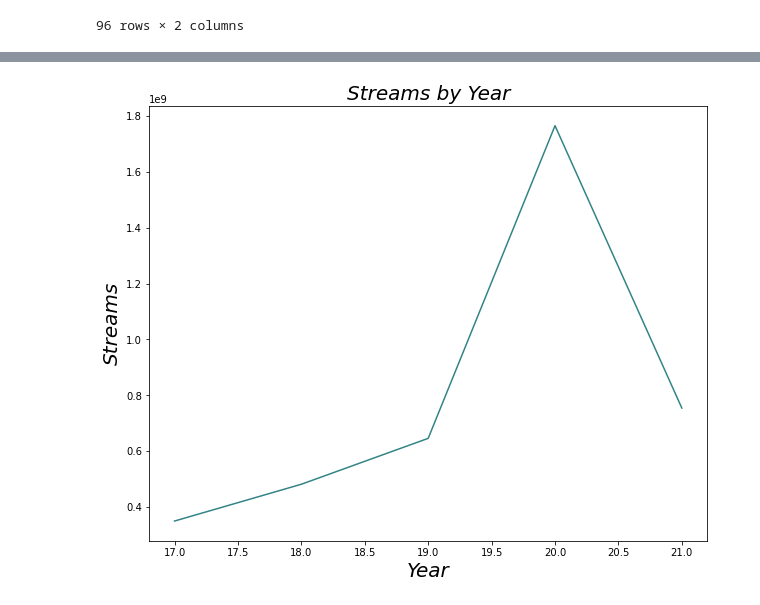
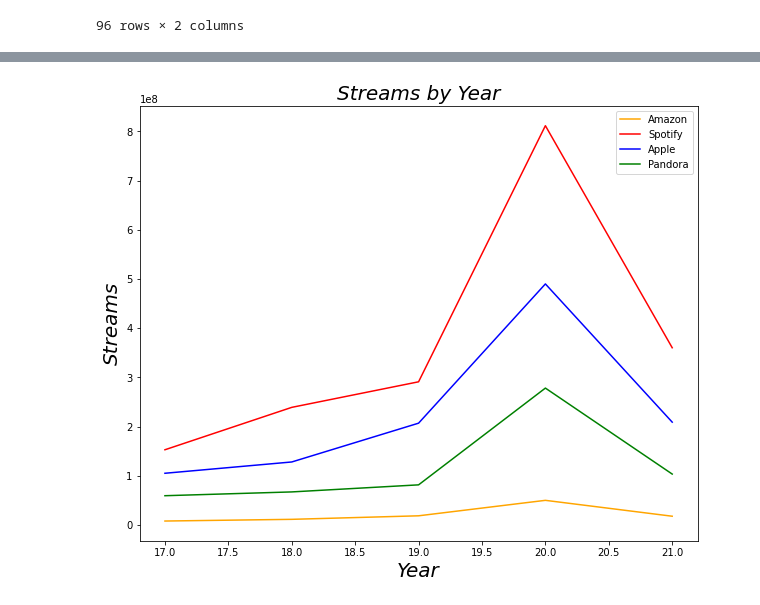
Before and after one commit to NSS-Data-Analytics-Cohort-6/mlc-project-count-dracula, a Jupyter notebook: notebooks/nathan.ipynb, the cells around one changed output, grey strips where cells are left out. Cells and saved outputs as stored; diff of their text form; code cells hidden in the pictures.

Commit message:
updated line chart

```diff
--- a/notebooks/nathan.ipynb
+++ b/notebooks/nathan.ipynb
@@ -120,6 +120,7 @@ plt.show()
 # %% [output]
 [figure]
 # %%
-year_streams = music_df.groupby(['Year'], as_index=False).agg({'Streams':'sum'})
+year_streams = music_df.groupby(['Year', 'Platform'], as_index=False,).agg({'Streams':'sum'})
+
 print(year_streams.head())
 # %% [output]
@@ -147,4 +148,7 @@ year_streams
 96 rows × 2 columns
 # %%
 Year = year_streams[year_streams['Year'].isin([17.0, 18.0, 19.0, 21.0, 20.0])]
-Year.sort_values(by='Streams', ascending=False)
+Amazon = Year[Year['Platform'].isin(['Amazon'])]
+Spotify = Year[Year['Platform'].isin(['Spotify'])]
+Apple = Year[Year['Platform'].isin(['Apple'])]
+Pandora = Year[Year['Platform'].isin(['Pandora'])]
@@ -177,9 +164,13 @@ year_streams.sort_values(
 # %%
 plt.subplots(figsize=(10,8))
-plt.plot(Year.Year, Year.Streams, color="#328385")
+plt.plot(Amazon.Year, Amazon.Streams, color="Orange")
+plt.plot(Spotify.Year, Spotify.Streams, color="Red")
+plt.plot(Apple.Year, Apple.Streams, color="Blue")
+plt.plot(Pandora.Year, Pandora.Streams, color="Green")
 plt.title('Streams by Year', fontsize=20, fontstyle='oblique')
 plt.xlabel('Year', fontsize=20, fontstyle='oblique')
 plt.ylabel('Streams', fontsize=20, fontstyle='oblique')
+plt.legend(["Amazon", "Spotify", "Apple", "Pandora"])
 plt.show()
 # %% [output]
-[figure, old version]
+[figure, new version]
```
Also changed, not shown: parts of 4 cells of this notebook.
